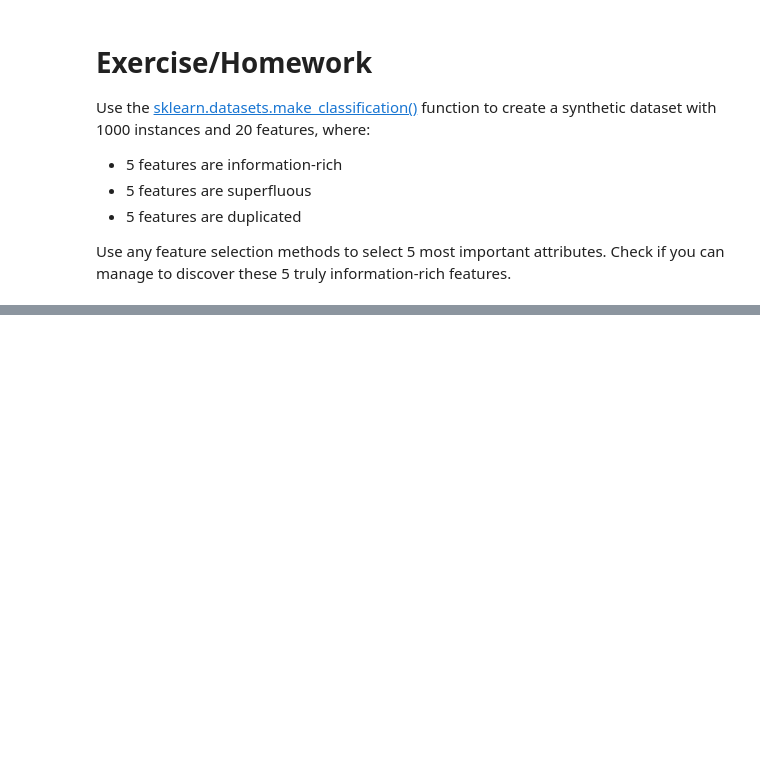
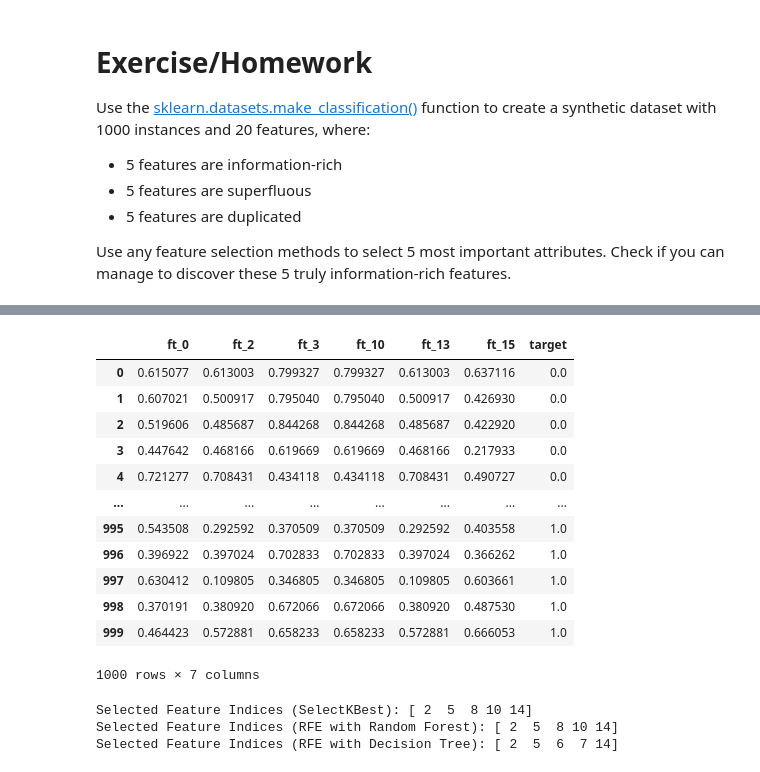
Before and after one commit to Bialkasss/Data-mining, a Jupyter notebook: Pre-processing/dm_feature_selection.ipynb, the cells around one changed output, grey strips where cells are left out. Drawn from its saved outputs; the diff is of its cells as text; code cells hidden in the pictures; blank space fills up the shorter version.

```diff
--- a/Pre-processing/dm_feature_selection.ipynb
+++ b/Pre-processing/dm_feature_selection.ipynb
@@ -425,0 +267,63 @@ sns.heatmap(dataframe.corr(), cmap='YlOrRd')
+# %%
+#we import normalizer
+from sklearn.preprocessing import MinMaxScaler
+#initialize it
+scaler = MinMaxScaler()
+#calculate all the necessary data to perform the normalization
+df_normalized = pd.DataFrame(scaler.fit_transform(df), columns = df.columns)
+df_normalized['target'] = targets
+df_normalized
+
+from sklearn.feature_selection import VarianceThreshold
+#we create a variance threshold object
+sel = VarianceThreshold(threshold=0.0281)
+#we apply the method to the data - this method does not create a new dataframe, just a numpy array
+wine_variance_removed = sel.fit_transform(df_normalized)
+#we can create a new dataframe using the get_feature_names_out() function to get the names of the selected columns
+wine_dataframe_variance_removed = pd.DataFrame(wine_variance_removed, columns = sel.get_feature_names_out())
+wine_dataframe_variance_removed
+# %% [output]
+|  | ft_0 | ft_2 | ft_3 | ft_10 | ft_13 | ft_15 | target |
+| 0 | 0.615077 | 0.613003 | 0.799327 | 0.799327 | 0.613003 | 0.637116 | 0.0 |
+| 1 | 0.607021 | 0.500917 | 0.795040 | 0.795040 | 0.500917 | 0.426930 | 0.0 |
+| 2 | 0.519606 | 0.485687 | 0.844268 | 0.844268 | 0.485687 | 0.422920 | 0.0 |
+| 3 | 0.447642 | 0.468166 | 0.619669 | 0.619669 | 0.468166 | 0.217933 | 0.0 |
+| 4 | 0.721277 | 0.708431 | 0.434118 | 0.434118 | 0.708431 | 0.490727 | 0.0 |
+| ... | ... | ... | ... | ... | ... | ... | ... |
+| 995 | 0.543508 | 0.292592 | 0.370509 | 0.370509 | 0.292592 | 0.403558 | 1.0 |
+| 996 | 0.396922 | 0.397024 | 0.702833 | 0.702833 | 0.397024 | 0.366262 | 1.0 |
+| 997 | 0.630412 | 0.109805 | 0.346805 | 0.346805 | 0.109805 | 0.603661 | 1.0 |
+| 998 | 0.370191 | 0.380920 | 0.672066 | 0.672066 | 0.380920 | 0.487530 | 1.0 |
+| 999 | 0.464423 | 0.572881 | 0.658233 | 0.658233 | 0.572881 | 0.666053 | 1.0 |
+1000 rows × 7 columns
+# %%
+
+selector = SelectKBest(score_func=f_classif, k=5)
+X_selected = selector.fit_transform(features, targets)
+selected_indices = selector.get_support(indices=True)
+
+# Print the indices of the selected features
+print("Selected Feature Indices (SelectKBest):", selected_indices)
+
+
+from sklearn.ensemble import RandomForestClassifier
+estimator = RandomForestClassifier(n_estimators=100, random_state=42)
+selector = RFE(estimator, n_features_to_select=5, step=1)
+selector = selector.fit(features, targets)
+selected_indices = np.where(selector.support_)[0]
+
+# Print the indices of the selected features
+print("Selected Feature Indices (RFE with Random Forest):", selected_indices)
+
+from sklearn.tree import DecisionTreeClassifier
+estimator = DecisionTreeClassifier(random_state=42)
+selector = RFE(estimator, n_features_to_select=5, step=1)
+selector = selector.fit(features, targets)
+selected_indices = np.where(selector.support_)[0]
+
+# Print the indices of the selected features
+print("Selected Feature Indices (RFE with Decision Tree):", selected_indices)
+# %% [output]
+Selected Feature Indices (SelectKBest): [ 2  5  8 10 14]
+Selected Feature Indices (RFE with Random Forest): [ 2  5  8 10 14]
+Selected Feature Indices (RFE with Decision Tree): [ 2  5  6  7 14]
```
Also changed, not shown: parts of 19 cells of this notebook.
